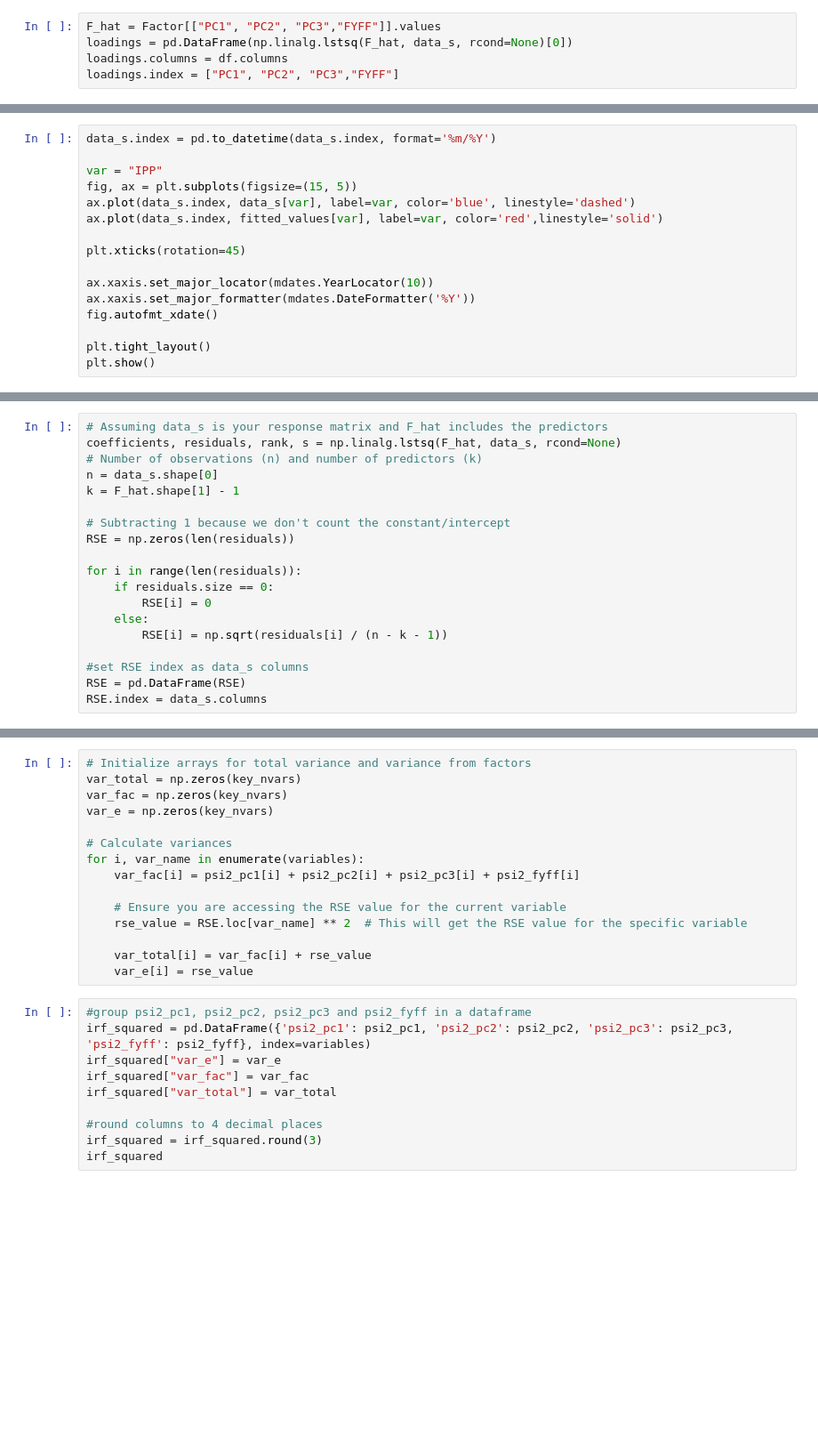
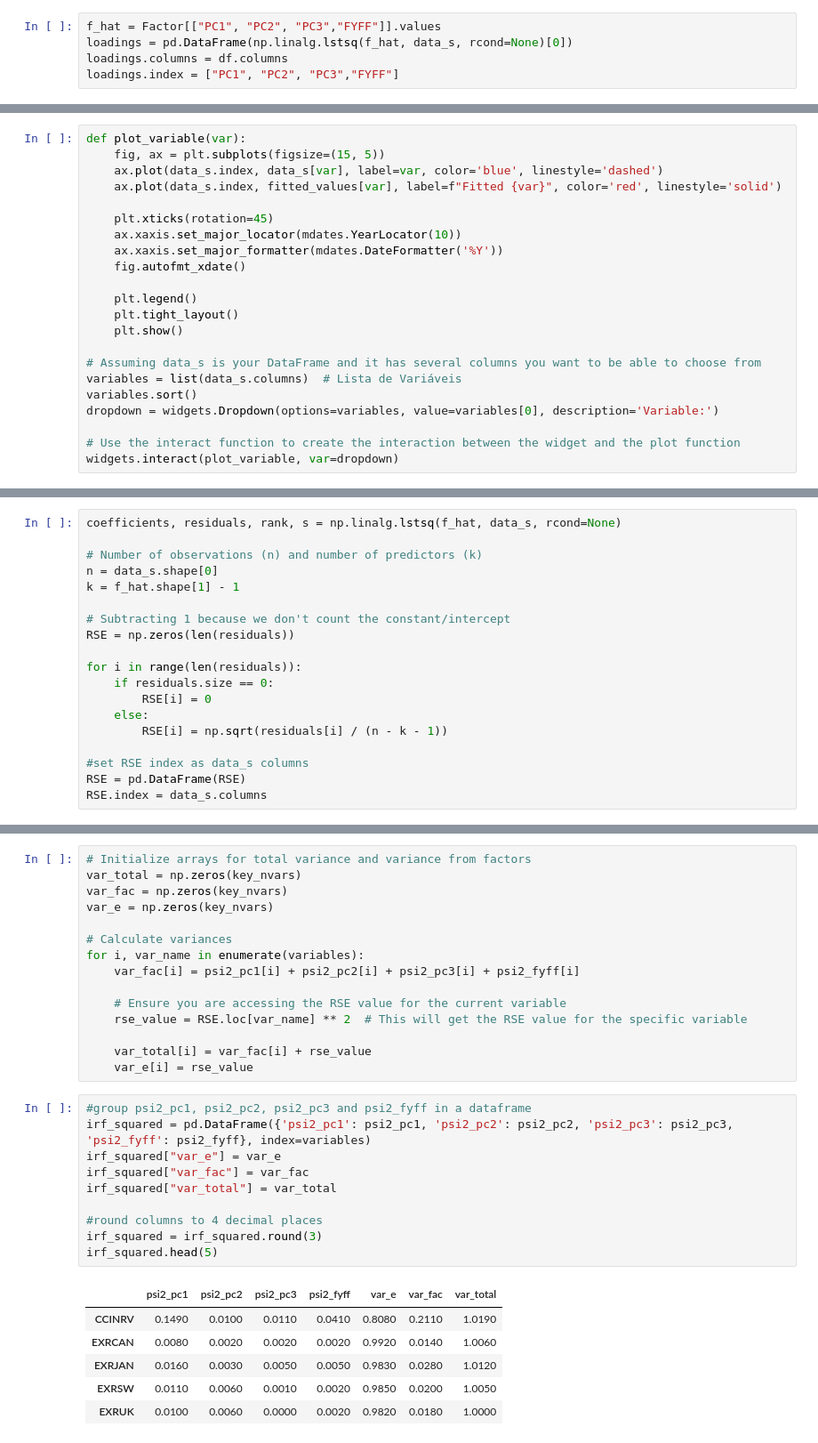
Before and after one commit to rehpires/FAVAR-ReplicationBBE, a Jupyter notebook: FAVAR.ipynb, the cells around one changed output, grey strips where cells are left out. Shown at 89% size. Cells and saved outputs as stored; diff of their text form; blank space fills up the shorter version.

Commit message:
Updated some parts variance composition
Turned some outputs do dataframe to facilitate the view

Widget view on fit X actual values

```diff
--- a/FAVAR.ipynb
+++ b/FAVAR.ipynb
@@ -127,8 +130,8 @@ perform_ols_and_update_factor("PC3")
 Factor["FYFF"] = data_s["FYFF"].reset_index(drop=True)
 df_var = Factor
 # %%
-F_hat = Factor[["PC1", "PC2", "PC3","FYFF"]].values
-loadings = pd.DataFrame(np.linalg.lstsq(F_hat, data_s, rcond=None)[0])
+f_hat = Factor[["PC1", "PC2", "PC3","FYFF"]].values
+loadings = pd.DataFrame(np.linalg.lstsq(f_hat, data_s, rcond=None)[0])
 loadings.columns = df.columns
 loadings.index = ["PC1", "PC2", "PC3","FYFF"]
 # %%
@@ -283,18 +289,24 @@ plt.show()
 # %% [markdown]
 Quanto da variação é capturado pelos fatores e pelo FYFF?
 # %%
-data_s.index = pd.to_datetime(data_s.index, format='%m/%Y')
+def plot_variable(var):
+    fig, ax = plt.subplots(figsize=(15, 5))
+    ax.plot(data_s.index, data_s[var], label=var, color='blue', linestyle='dashed')
+    ax.plot(data_s.index, fitted_values[var], label=f"Fitted {var}", color='red', linestyle='solid')
 
-var = "IPP"
-fig, ax = plt.subplots(figsize=(15, 5))
-ax.plot(data_s.index, data_s[var], label=var, color='blue', linestyle='dashed')
-ax.plot(data_s.index, fitted_values[var], label=var, color='red',linestyle='solid')
+    plt.xticks(rotation=45)
+    ax.xaxis.set_major_locator(mdates.YearLocator(10))
+    ax.xaxis.set_major_formatter(mdates.DateFormatter('%Y'))
+    fig.autofmt_xdate()
 
-plt.xticks(rotation=45)
+    plt.legend()
+    plt.tight_layout()
+    plt.show()
 
-ax.xaxis.set_major_locator(mdates.YearLocator(10))
-ax.xaxis.set_major_formatter(mdates.DateFormatter('%Y'))
-fig.autofmt_xdate()
+# Assuming data_s is your DataFrame and it has several columns you want to be able to choose from
+variables = list(data_s.columns)  # Lista de Variáveis
+variables.sort()
+dropdown = widgets.Dropdown(options=variables, value=variables[0], description='Variable:')
 
-plt.tight_layout()
-plt.show()
+# Use the interact function to create the interaction between the widget and the plot function
+widgets.interact(plot_variable, var=dropdown)
@@ -324,11 +334,11 @@ for i, var in enumerate(variables):
     irf_arrays['irf_X_pc3'][:, i] = np.dot(orth_irf[:, :, results.names.index('PC3')], loadings.iloc[:4, data_s.columns.get_loc(var)])
     irf_arrays['irf_X_fyff'][:, i] = np.dot(orth_irf[:, :, results.names.index('FYFF')], loadings.iloc[:4, data_s.columns.get_loc(var)])
 # %%
-# Assuming data_s is your response matrix and F_hat includes the predictors
-coefficients, residuals, rank, s = np.linalg.lstsq(F_hat, data_s, rcond=None)
+coefficients, residuals, rank, s = np.linalg.lstsq(f_hat, data_s, rcond=None)
+
 # Number of observations (n) and number of predictors (k)
 n = data_s.shape[0]
-k = F_hat.shape[1] - 1
+k = f_hat.shape[1] - 1
 
 # Subtracting 1 because we don't count the constant/intercept
 RSE = np.zeros(len(residuals))
@@ -399,13 +425,20 @@ for i, var_name in enumerate(variables):
 # %%
 #group psi2_pc1, psi2_pc2, psi2_pc3 and psi2_fyff in a dataframe
 irf_squared = pd.DataFrame({'psi2_pc1': psi2_pc1, 'psi2_pc2': psi2_pc2, 'psi2_pc3': psi2_pc3, 'psi2_fyff': psi2_fyff}, index=variables)
 irf_squared["var_e"] = var_e
 irf_squared["var_fac"] = var_fac
 irf_squared["var_total"] = var_total
 
 #round columns to 4 decimal places
 irf_squared = irf_squared.round(3)
-irf_squared
+irf_squared.head(5)
+# %% [output]
+|  | psi2_pc1 | psi2_pc2 | psi2_pc3 | psi2_fyff | var_e | var_fac | var_total |
+| CCINRV | 0.1490 | 0.0100 | 0.0110 | 0.0410 | 0.8080 | 0.2110 | 1.0190 |
+| EXRCAN | 0.0080 | 0.0020 | 0.0020 | 0.0020 | 0.9920 | 0.0140 | 1.0060 |
+| EXRJAN | 0.0160 | 0.0030 | 0.0050 | 0.0050 | 0.9830 | 0.0280 | 1.0120 |
+| EXRSW | 0.0110 | 0.0060 | 0.0010 | 0.0020 | 0.9850 | 0.0200 | 1.0050 |
+| EXRUK | 0.0100 | 0.0060 | 0.0000 | 0.0020 | 0.9820 | 0.0180 | 1.0000 |
 # %%
 #group var_fac, var_e and var_total in a dataframe
 variance_decomposition = pd.DataFrame({'var_fac': var_fac, 'var_e': var_e, 'var_total': var_total}, index=variables)
```
Also changed, not shown: parts of 15 cells of this notebook.
